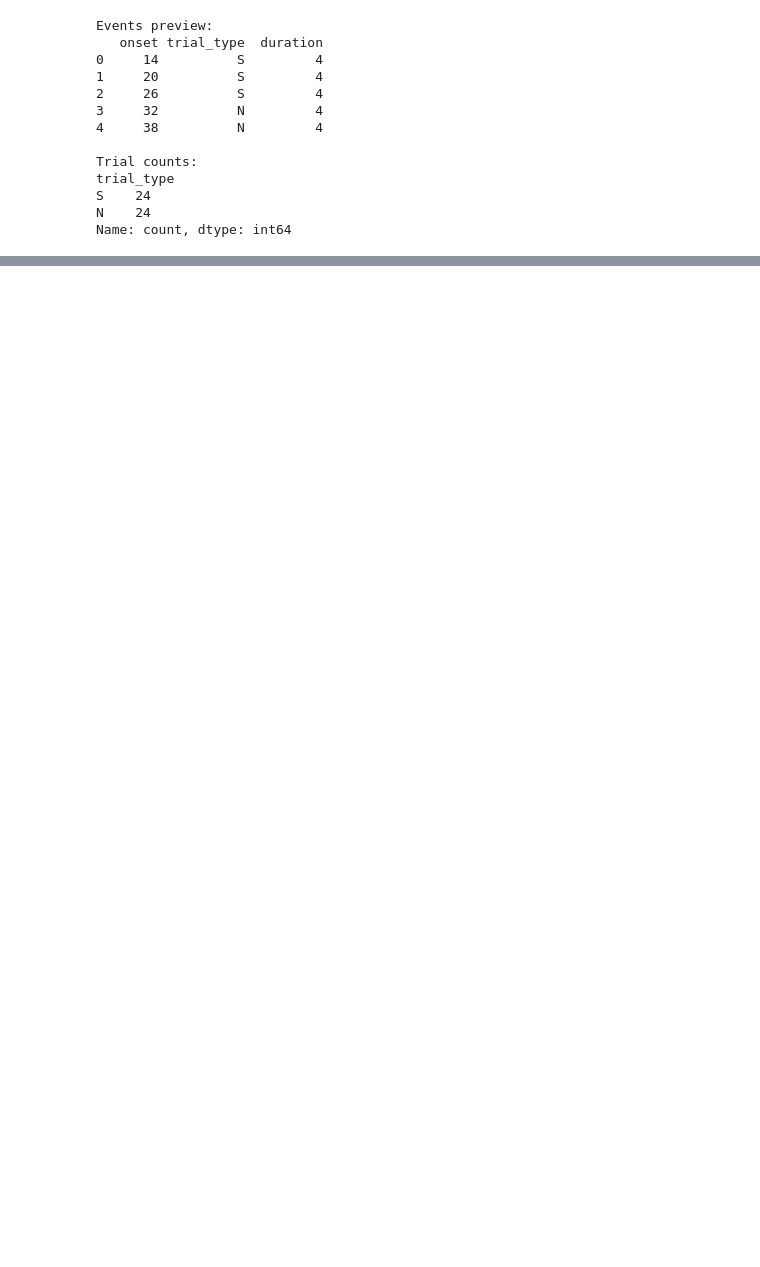
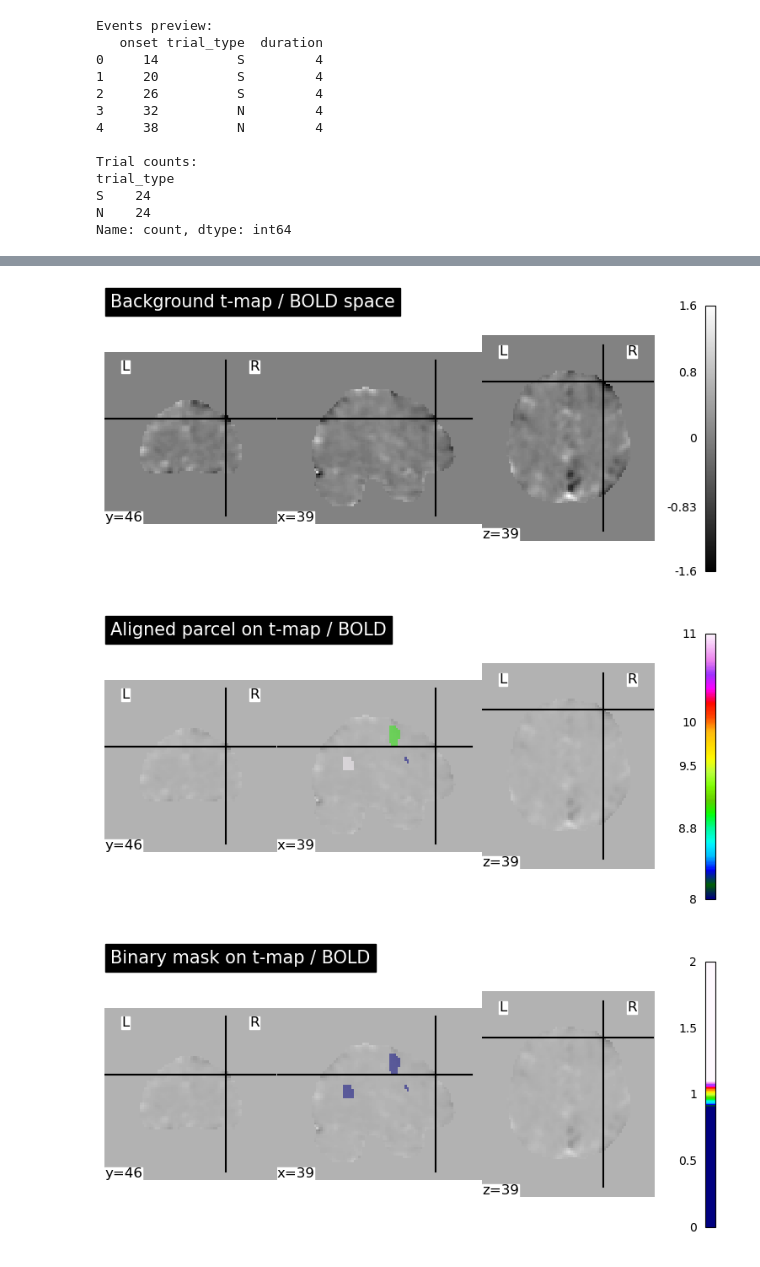
Before and after one commit to cg6845/neu502b_preprocess, a Jupyter notebook: final_proj_localizer/GLM_loc.ipynb, the cells around one changed output, grey strips where cells are left out. Drawn from its saved outputs; the diff is of its cells as text; code cells hidden in the pictures; blank space fills up the shorter version.

```diff
--- a/final_proj_localizer/GLM_loc.ipynb
+++ b/final_proj_localizer/GLM_loc.ipynb
@@ -358,0 +405,57 @@ FileNotFoundError: No such file or no access: '/usr/people/zt4569/neu502b/neu502
+# %%
+#| label: display-aligned-parcel-and-binary-mask
+
+import matplotlib.pyplot as plt
+from nilearn.image import new_img_like
+from nilearn.plotting import plot_img, plot_roi
+
+# make NIfTI images in the same space as the t map / bold data
+parcel_resampled_img = new_img_like(lang_t_map_nii, lang_parcel_img_resampled)
+all_parcel_mask_img = new_img_like(lang_t_map_nii, all_parcel_mask.astype(np.uint8))
+
+shape = lang_t_map_nii.shape
+cut_coords = (shape[0]//2, shape[1]//2, shape[2]//2)
+
+# 1. background only
+plot_img(
+    lang_t_map_nii,
+    title='Background t-map / BOLD space',
+    display_mode='ortho',
+    cut_coords=cut_coords
+)
+
+# 2. aligned parcel on background
+plot_roi(
+    roi_img=parcel_resampled_img,
+    bg_img=lang_t_map_nii,
+    title='Aligned parcel on t-map / BOLD',
+    display_mode='ortho',
+    cut_coords=cut_coords,
+    alpha=0.5
+)
+
+# 3. binary mask on background
+plot_roi(
+    roi_img=all_parcel_mask_img,
+    bg_img=lang_t_map_nii,
+    title='Binary mask on t-map / BOLD',
+    display_mode='ortho',
+    cut_coords=cut_coords,
+    alpha=0.5
+)
+
+# 4. contour check
+display = plot_img(
+    lang_t_map_nii,
+    title='Binary mask contour on t-map / BOLD',
+    display_mode='ortho',
+    cut_coords=cut_coords,
+    black_bg=False
+)
+display.add_contours(all_parcel_mask_img, colors='r', linewidths=1.5)
+
+plt.show()
+# %% [output]
+[figure, added]
+[figure, added]
+[figure, added]
```
Also changed, not shown: parts of 9 cells of this notebook, 4 other files.
